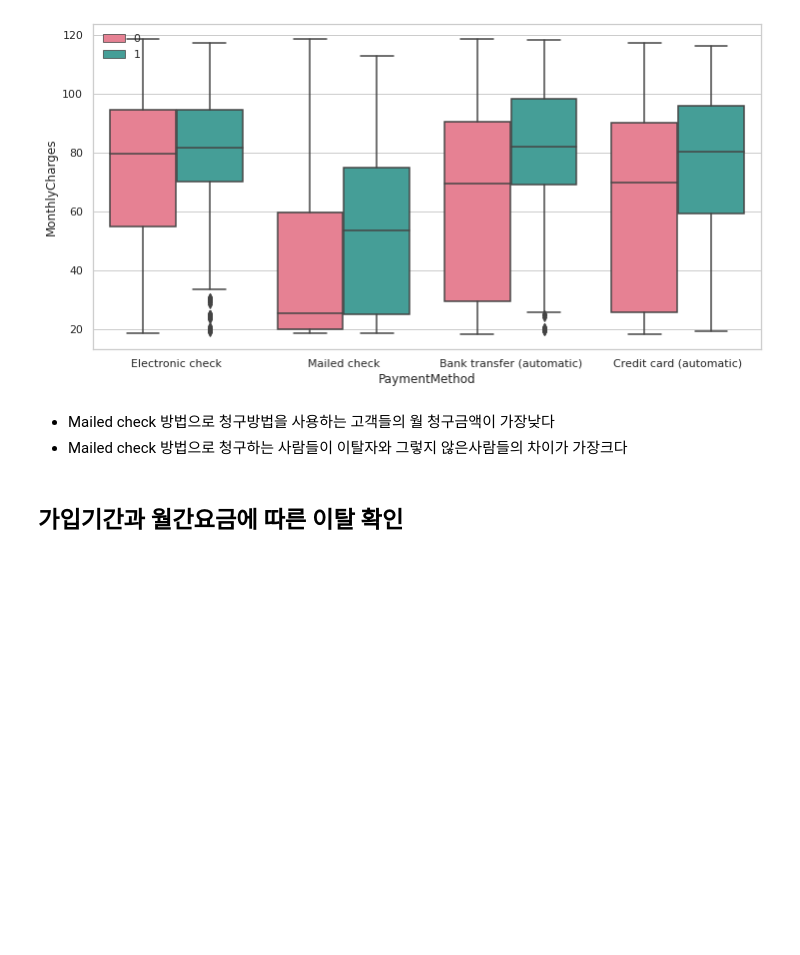
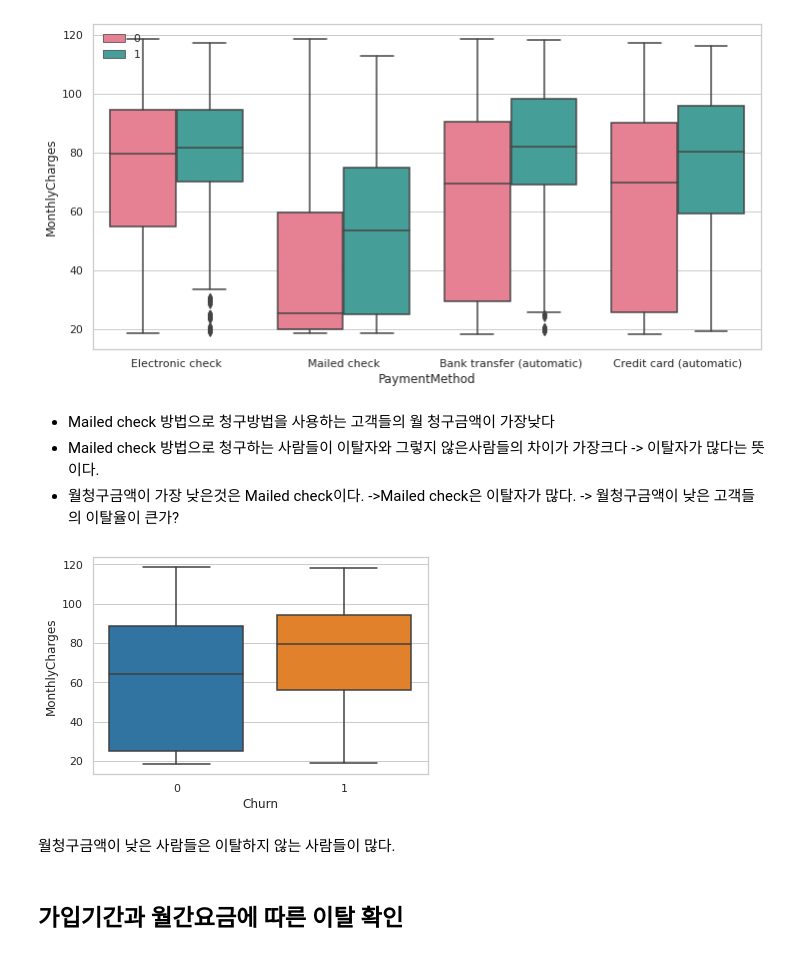
Before and after one commit to ljs7463/AnalysisProject, a Jupyter notebook: 개인프로젝트/1. Customer Churn/Telco_Customer_Churn.ipynb, the cells around one changed output. Drawn from its saved outputs; the diff is of its cells as text; code cells hidden in the pictures; blank space fills up the shorter version.

```diff
--- a/개인프로젝트/1. Customer Churn/Telco_Customer_Churn.ipynb
+++ b/개인프로젝트/1. Customer Churn/Telco_Customer_Churn.ipynb
@@ -647,7 +649,14 @@ ax.legend(loc = 'upper left')
 [figure]
 # %% [markdown]
 - Mailed check 방법으로 청구방법을 사용하는 고객들의 월 청구금액이 가장낮다
-- Mailed check 방법으로 청구하는 사람들이 이탈자와 그렇지 않은사람들의 차이가 가장크다
+- Mailed check 방법으로 청구하는 사람들이 이탈자와 그렇지 않은사람들의 차이가 가장크다 -> 이탈자가 많다는 뜻이다.
+- 월청구금액이 가장 낮은것은 Mailed check이다. ->Mailed check은 이탈자가 많다. -> 월청구금액이 낮은 고객들의 이탈율이 큰가?
+# %%
+ax = sns.boxplot(x = data['Churn'],  y = data['MonthlyCharges'])
+# %% [output]
+[figure, added]
+# %% [markdown]
+월청구금액이 낮은 사람들은 이탈하지 않는 사람들이 많다.
 # %% [markdown]
 ## 가입기간과 월간요금에 따른 이탈 확인
 # %%
```
Also changed, not shown: parts of 10 cells of this notebook.
